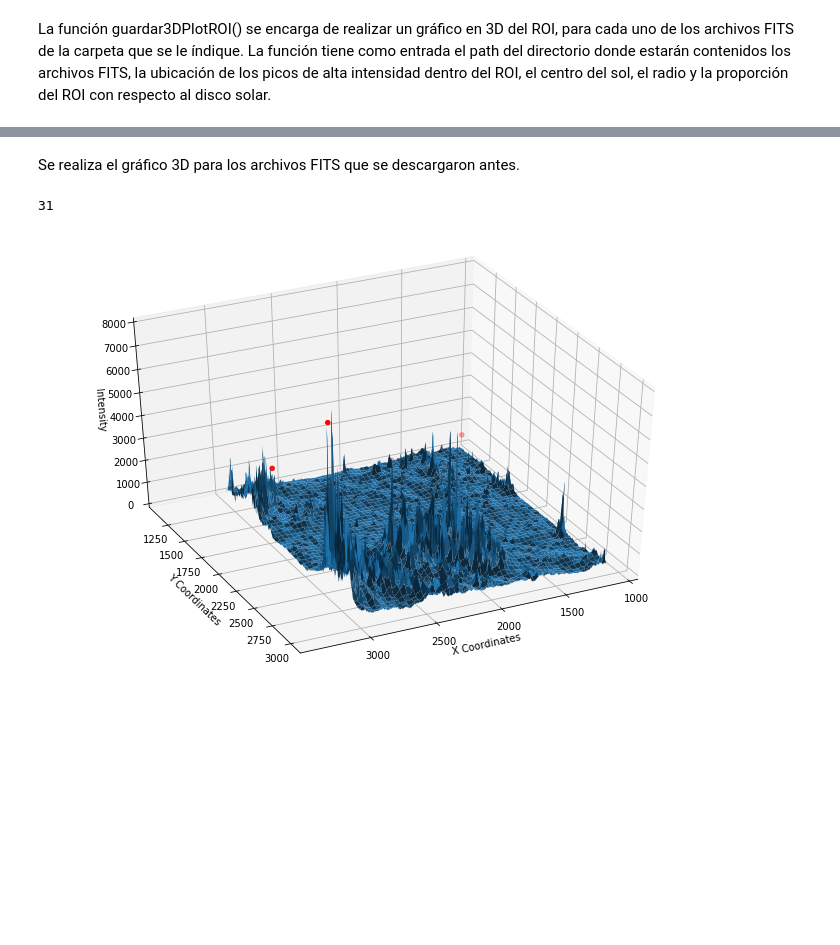
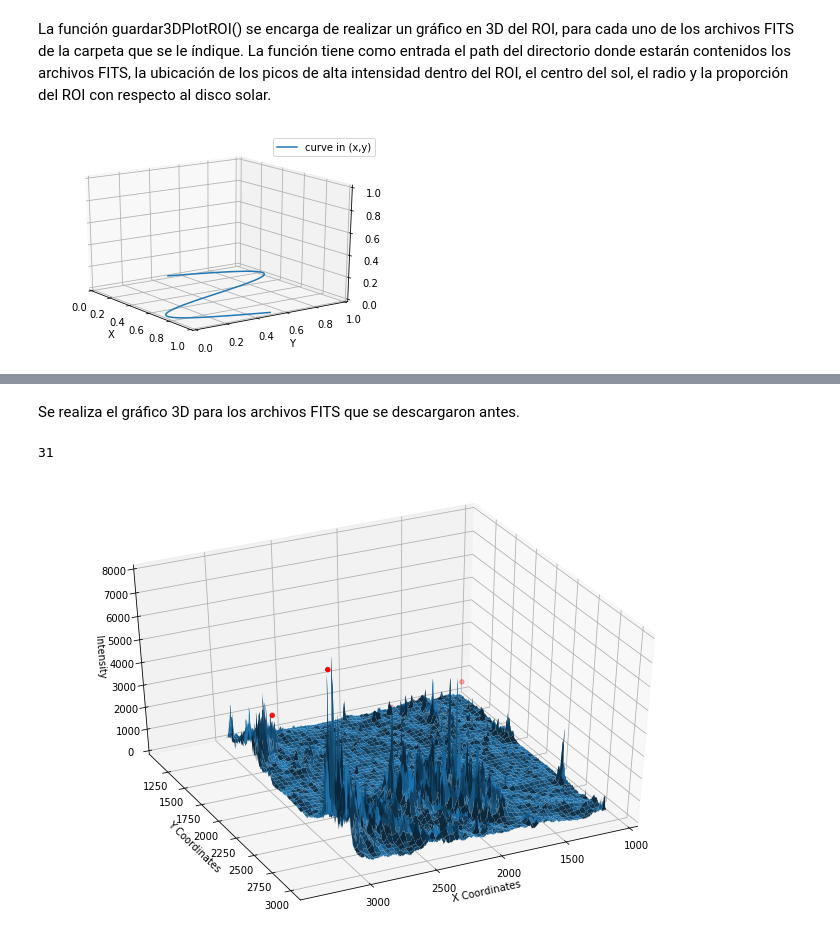
Before and after one commit to fmezacr/Solar_Data12019, a Jupyter notebook: Noviembre/2019/RutinaGeneral2019.ipynb, the cells around one changed output, grey strips where cells are left out. Cells and saved outputs as stored; diff of their text form; code cells hidden in the pictures; blank space fills up the shorter version.

```diff
--- a/Noviembre/2019/RutinaGeneral2019.ipynb
+++ b/Noviembre/2019/RutinaGeneral2019.ipynb
@@ -433,0 +504,31 @@ def guardar3DPlotROI(FITS_dirPath, picosEnROI, sunCenter, pixRadius, prop):
+# %%
+# This import registers the 3D projection, but is otherwise unused.
+from mpl_toolkits.mplot3d import Axes3D  # noqa: F401 unused import
+
+import numpy as np
+import matplotlib.pyplot as plt
+
+fig = plt.figure()
+ax = fig.gca(projection='3d')
+
+# Plot a sin curve using the x and y axes.
+x = np.linspace(0, 1, 100)
+y = np.sin(x * 2 * np.pi) / 2 + 0.5
+ax.plot(x, y, zs=0, zdir='z', label='curve in (x,y)')
+
+# Make legend, set axes limits and labels
+ax.legend()
+ax.set_xlim(0, 1)
+ax.set_ylim(0, 1)
+ax.set_zlim(0, 1)
+ax.set_xlabel('X')
+ax.set_ylabel('Y')
+ax.set_zlabel('Z')
+
+# Customize the view angle so it's easier to see that the scatter points lie
+# on the plane y=0
+ax.view_init(elev=20., azim=-35)
+
+plt.show()
+# %% [output]
+[figure, added]
```
Also changed, not shown: parts of 28 cells of this notebook, 5 other files.
